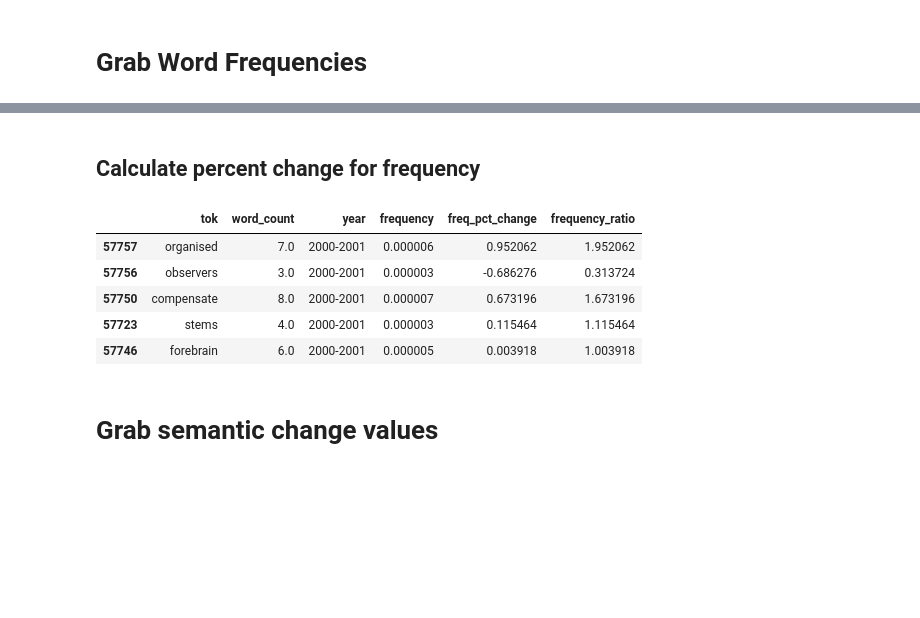
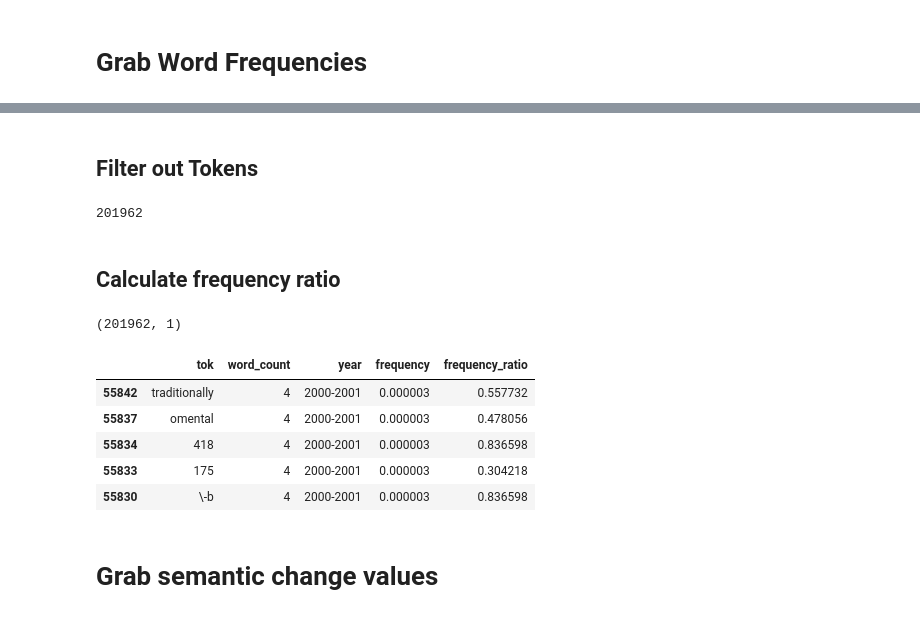
Before and after one commit to greenelab/biovectors, a Jupyter notebook: bayesian_changepoint_detection_experiment/01_change_point_detection.ipynb, the cells around one changed output, grey strips where cells are left out. Saved outputs shown, nothing was run; the diff lists cells and outputs as text; code cells hidden in the pictures; blank space fills up the shorter version.

```diff
--- a/bayesian_changepoint_detection_experiment/01_change_point_detection.ipynb
+++ b/bayesian_changepoint_detection_experiment/01_change_point_detection.ipynb
@@ -23,7 +25,7 @@ Use scipy logsumexp().
 # %% [markdown]
 # Grab Word Frequencies
 # %%
-if not Path("output/all_tok_frequencies.tsv").exists():
+if not Path("output/all_tok_frequencies.tsv.xz").exists():
     data = []
     for model in tqdm.tqdm(
         sorted(
@@ -34,27 +36,44 @@ if not Path("output/all_tok_frequencies.tsv").exists():
         word_freq_df = pd.DataFrame.from_records(
             [
                 {
-                    "tok": tok,
+                    "tok": re.escape(tok),
                     "word_count": wv_model.wv.get_vecattr(tok, "count"),
                     "year": re.search(r"(\d+)_0", str(model)).group(1),
                 }
                 for tok in wv_model.wv.index_to_key
             ]
         )
-        total_count = word_freq_df.word_count.sum()
+
+        total_count = (word_freq_df >> ply.pull("word_count")).sum()
+
         word_freq_df = word_freq_df >> ply.define(frequency=f"word_count/{total_count}")
+
         data.append(word_freq_df)
 # %%
 if not Path("output/all_tok_frequencies.tsv.xz").exists():
-    all_word_freq_df = pd.concat(data)
-    all_word_freq_df.dropna().to_csv(
-        "output/all_tok_frequencies.tsv.xz", sep="\t", index=False, compression="xz"
+    all_word_freq_df = pd.concat(data) >> ply.call(".dropna")
+    (
+        all_word_freq_df
+        >> ply.call(".dropna")
+        >> ply.query("year != ''")
+        >> ply.call(".astype", {"year": int, "frequency": float, "word_count": int})
+        >> ply.call(
+            ".to_csv",
+            "output/all_tok_frequencies.tsv.xz",
+            sep="\t",
+            index=False,
+            compression="xz",
+        )
     )
+
 else:
     all_word_freq_df = (
-        pd.read_csv("output/all_tok_frequencies.tsv.xz", sep="\t")
-        .dropna()
-        .astype({"year": int})
+        pd.read_csv("output/all_tok_frequencies.tsv.xz", sep="\t", na_filter=False)
+        >> ply.call(".dropna")
+        >> ply.query("year != ''")
+        >> ply.call(".astype", {"year": int, "frequency": float, "word_count": int})
     )
+
+print((all_word_freq_df >> ply.select("tok") >> ply.distinct()).shape)
 all_word_freq_df
 # %% [output]
@@ -86,0 +94,2 @@ subsetted_tokens.head()
+# %% [markdown]
+## Filter out Tokens
@@ -87,27 +109,38 @@ subsetted_tokens.head()
+# %%
+cleared_token_map = {
+    tok: all_token_map[tok]
+    for tok in tqdm.tqdm(all_token_map)
+    if len(all_token_map[tok]) > 1
+    and np.diff(all_token_map[tok]).sum() == len(all_token_map[tok]) - 1
+}
+print(len(cleared_token_map))
+# %% [output]
+201962
 # %% [markdown]
-## Calculate percent change for frequency
+## Calculate frequency ratio
 # %%
-all_word_pct_change_df = (
+all_word_frequency_ratio_df = (
     all_word_freq_df
-    >> ply.query(f"tok in {token_filter_list}")
+    >> ply.query(f"tok in {list(cleared_token_map.keys())}")
     >> ply.group_by("tok")
     >> ply.arrange("year")
     >> ply.define(
-        freq_pct_change="frequency.pct_change()",
         frequency_ratio=lambda x: x.frequency / x.shift(1).frequency,
     )
     >> ply.ungroup()
     >> ply.call(".dropna")
-    >> ply.define(year=lambda x: x["year"].apply(lambda y: f"{int(y)-1}-{y}"))
+    >> ply.define(year=lambda x: x["year"].apply(lambda y: f"{y-1}-{y}"))
 )
-all_word_pct_change_df.head()
+print((all_word_frequency_ratio_df >> ply.select("tok") >> ply.distinct()).shape)
+all_word_frequency_ratio_df.head()
 # %% [output]
+(201962, 1)
-|  | tok | word_count | year | frequency | freq_pct_change | frequency_ratio |
-| 57757 | organised | 7.0 | 2000-2001 | 0.000006 | 0.952062 | 1.952062 |
-| 57756 | observers | 3.0 | 2000-2001 | 0.000003 | -0.686276 | 0.313724 |
-| 57750 | compensate | 8.0 | 2000-2001 | 0.000007 | 0.673196 | 1.673196 |
-| 57723 | stems | 4.0 | 2000-2001 | 0.000003 | 0.115464 | 1.115464 |
-| 57746 | forebrain | 6.0 | 2000-2001 | 0.000005 | 0.003918 | 1.003918 |
+|  | tok | word_count | year | frequency | frequency_ratio |
+| 55842 | traditionally | 4 | 2000-2001 | 0.000003 | 0.557732 |
+| 55837 | omental | 4 | 2000-2001 | 0.000003 | 0.478056 |
+| 55834 | 418 | 4 | 2000-2001 | 0.000003 | 0.836598 |
+| 55833 | 175 | 4 | 2000-2001 | 0.000003 | 0.304218 |
+| 55830 | \-b | 4 | 2000-2001 | 0.000003 | 0.836598 |
 # %% [markdown]
 # Grab semantic change values
 # %%
```
Also changed, not shown: parts of 27 cells of this notebook, 6 other files.
